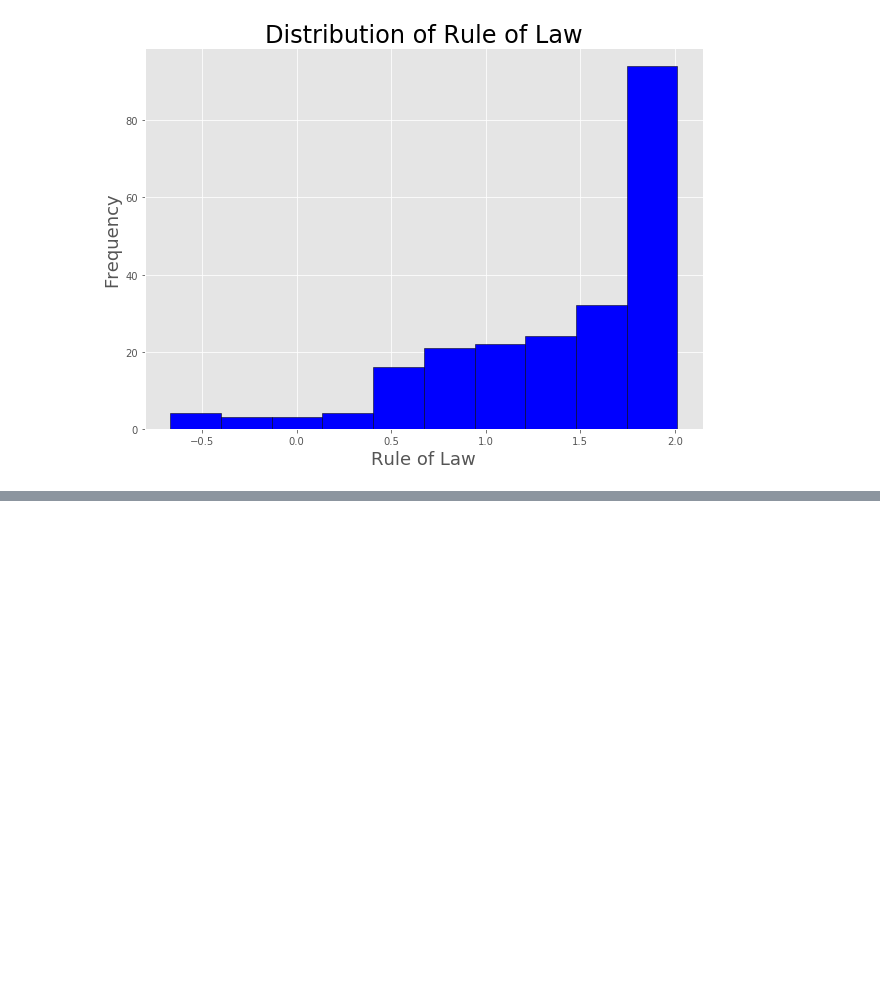
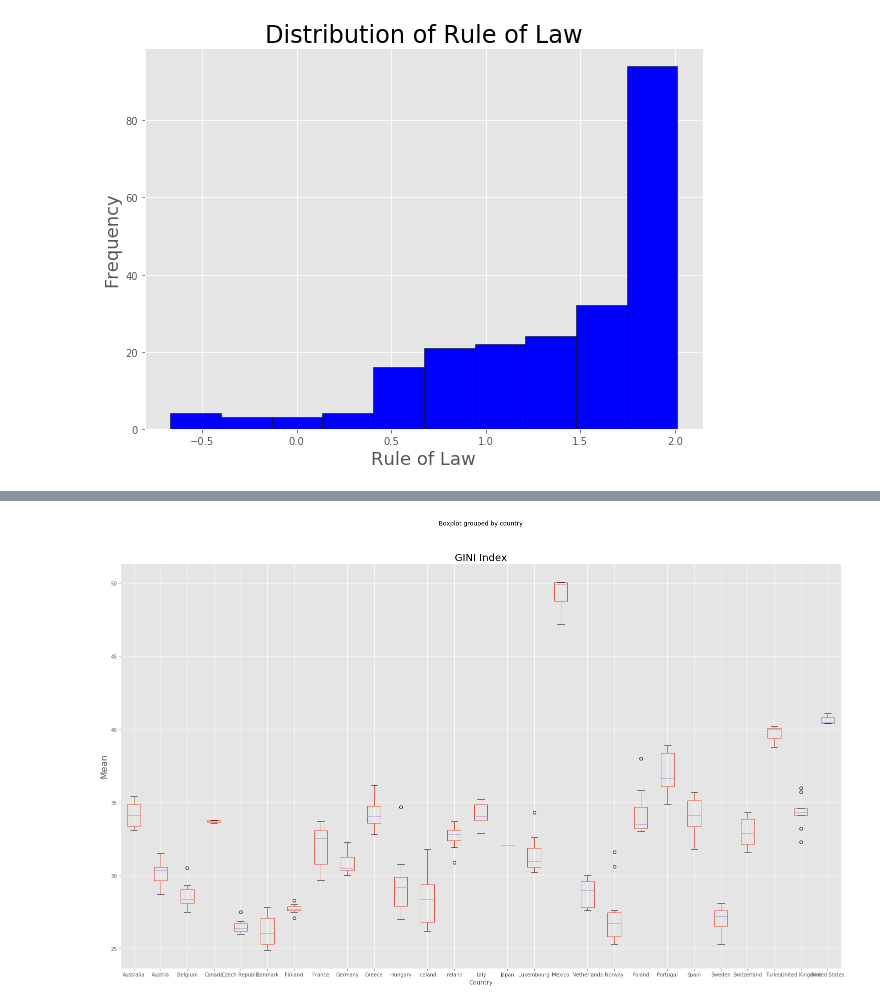
Before and after one commit to FedericoMRenaud/Proyect-One, a Jupyter notebook: All_data_frames/Merging_2002-2018.ipynb, the cells around one changed output, grey strips where cells are left out. Saved outputs shown, nothing was run; the diff lists cells and outputs as text; code cells hidden in the pictures; blank space fills up the shorter version.

```diff
--- a/All_data_frames/Merging_2002-2018.ipynb
+++ b/All_data_frames/Merging_2002-2018.ipynb
@@ -707,11 +736,19 @@ plt.show()
 # %%
 # Create a boxplot to compare means
-OECD_dfdna = OECD_dfdna.dropna()
-OECD_dfdna.boxplot("GINI", by="Country Name", figsize=(20, 10))
+oecd_df = oecd_df.dropna()
+color = {'boxes': 'DarkGreen', 'whiskers': 'DarkOrange','medians': 'DarkBlue', 'caps': 'Gray'}
+oecd_df.boxplot("GINI", by="country", figsize=(25, 15))
+
+plt.title("GINI Index", size=20)
+plt.ylabel("Mean", size=18)
+plt.xlabel("Country", size=12)
+plt.grid(True)
 
 # Save the Figure
-#plt.savefig("task1_1.png")
+plt.savefig("GINI_boxplot.png")
 
 # Show the Figure
 plt.show()
+# %% [output]
+[figure, added]
 # %%
```
Also changed, not shown: parts of 8 cells of this notebook, 3 other files.
